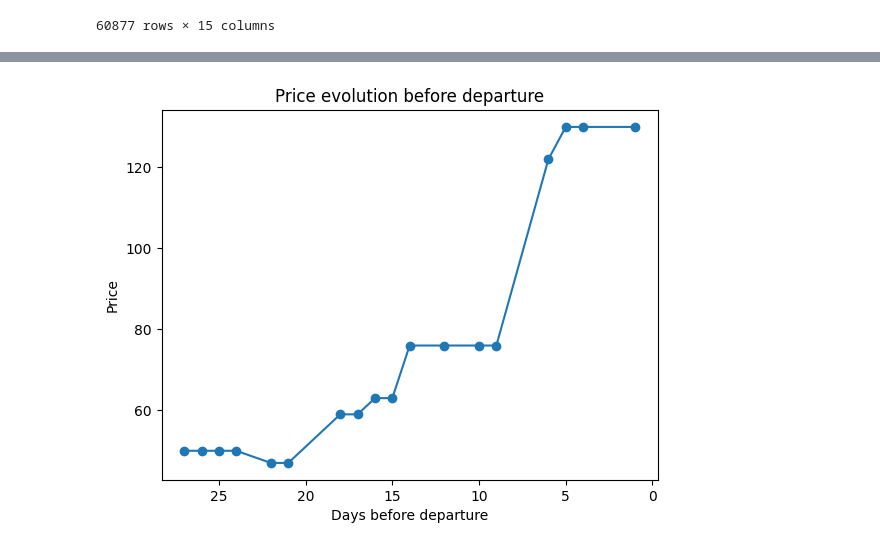
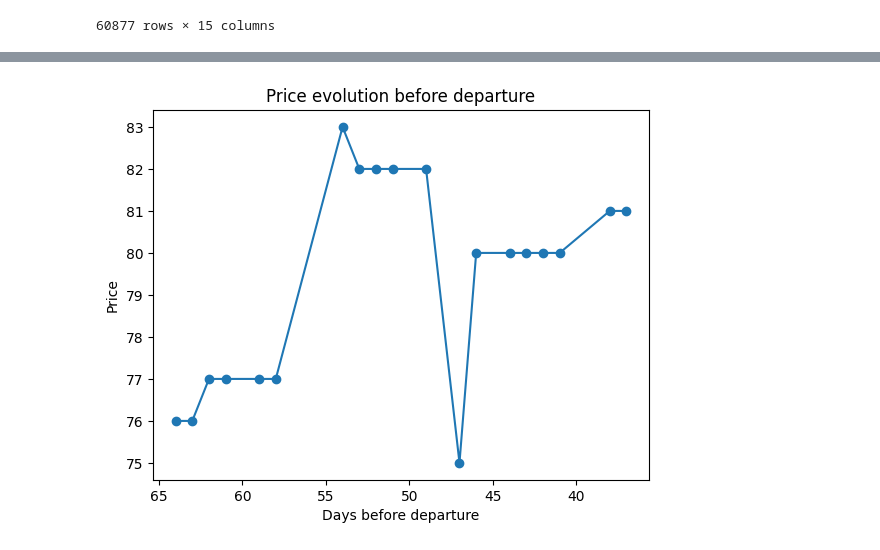
Before and after one commit to G0rg0ne/Visionary, a Jupyter notebook: notebooks/data_filter_preparation.ipynb, the cells around one changed output, grey strips where cells are left out. Cells and saved outputs as stored; diff of their text form; code cells hidden in the pictures.

```diff
--- a/notebooks/data_filter_preparation.ipynb
+++ b/notebooks/data_filter_preparation.ipynb
@@ -110,19 +111,31 @@ df_flight
 # %%
 import matplotlib.pyplot as plt
+flight_cols = ["origin", "destination", "airline", "departure_time"]
 
+random_flight = (
+    df_filtered[flight_cols]
+    .drop_duplicates()
+    .sample(1, random_state=None)  # remove random_state for true randomness
+)
+df_flight = df.merge(
+    random_flight,
+    on=flight_cols,
+    how="inner"
+)
+df_flight
 plt.figure()
 plt.plot(
     df_flight["days_before_departure"],
     df_flight["price"],
     marker="o"
 )
 plt.xlabel("Days before departure")
 plt.ylabel("Price")
 plt.title("Price evolution before departure")
 plt.gca().invert_xaxis()  # optional but common: closer to departure on the right
 plt.show()
 # %% [output]
-[figure, old version]
+[figure, new version]
 # %%
 flight_cols = ["origin", "destination", "airline", "departure_time"]
 
```
Also changed, not shown: parts of 3 cells of this notebook.
